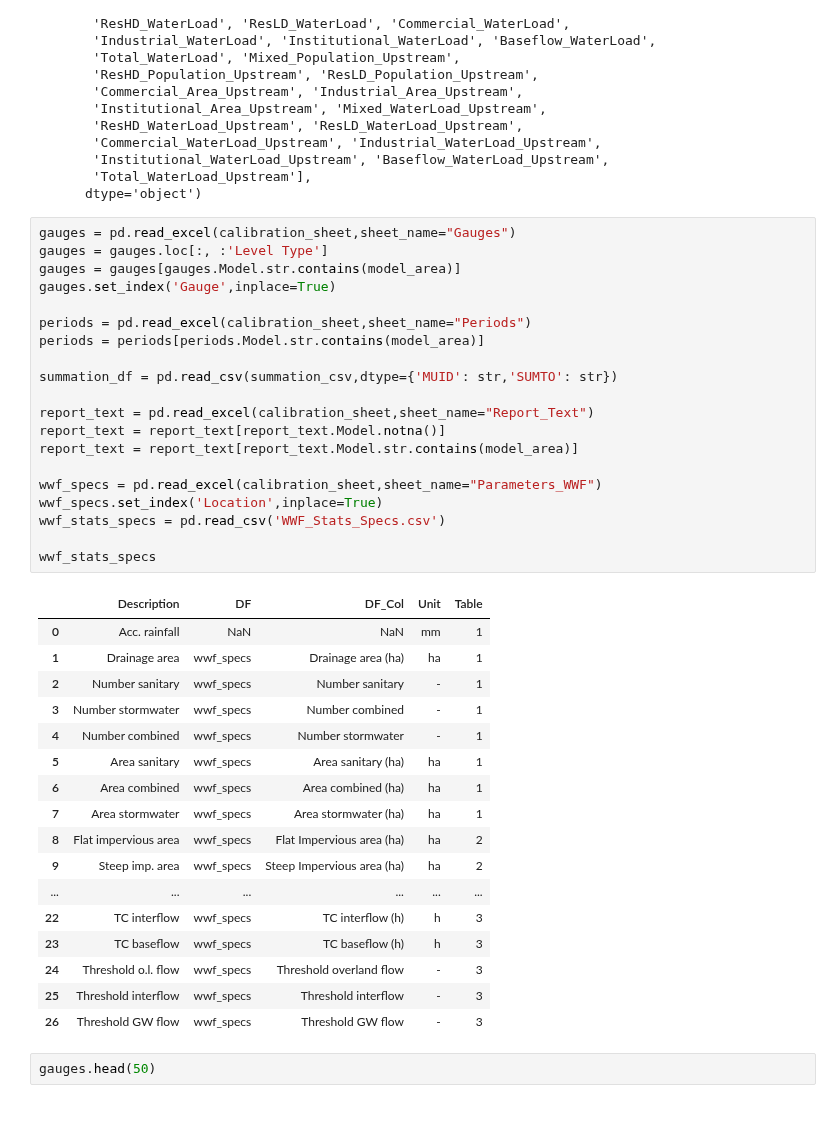
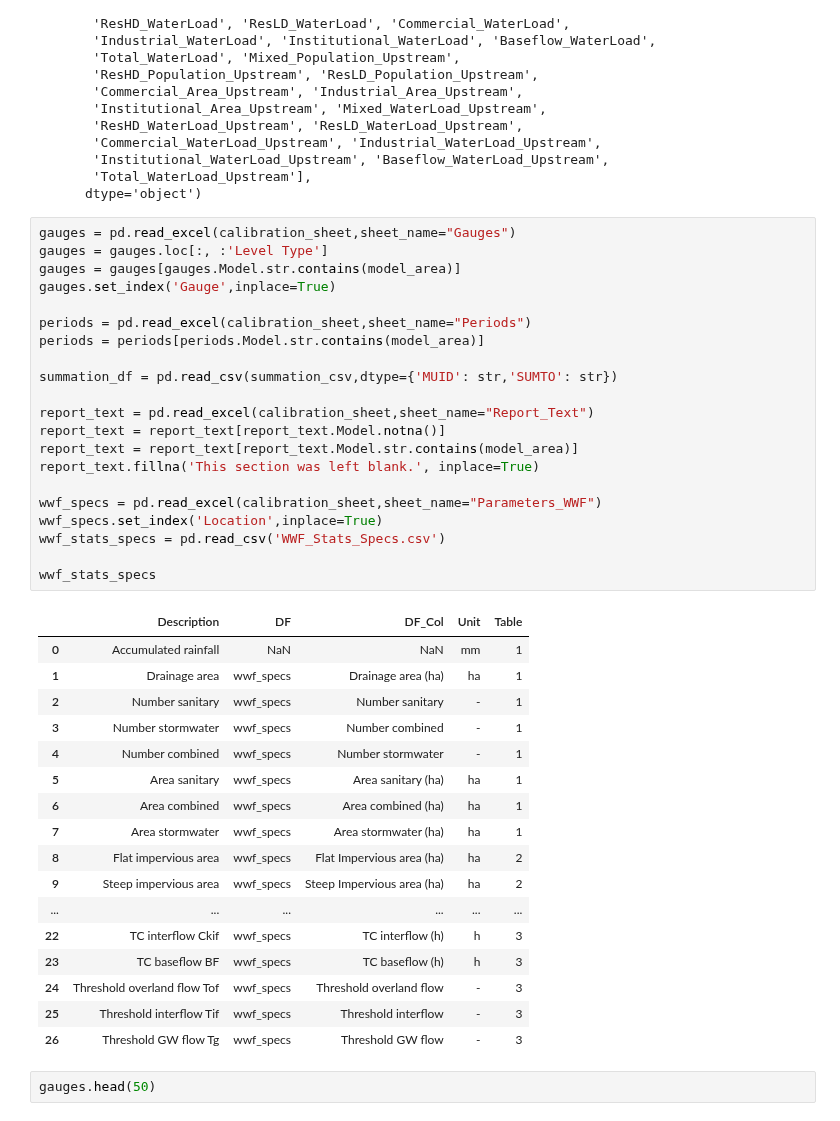
Before and after one commit to henriklocke/Calibration, a Jupyter notebook: Calibration.ipynb, the cells around one changed output. Cells and saved outputs as stored; diff of their text form.

```diff
--- a/Calibration.ipynb
+++ b/Calibration.ipynb
@@ -145,26 +145,27 @@ Index(['Mixed_Rate', 'ResHD_Rate', 'ResLD_Rate', 'Commercial_Rate',
 # %%
 gauges = pd.read_excel(calibration_sheet,sheet_name="Gauges")
 gauges = gauges.loc[:, :'Level Type']
 gauges = gauges[gauges.Model.str.contains(model_area)]
 gauges.set_index('Gauge',inplace=True)
 
 periods = pd.read_excel(calibration_sheet,sheet_name="Periods")
 periods = periods[periods.Model.str.contains(model_area)]
 
 summation_df = pd.read_csv(summation_csv,dtype={'MUID': str,'SUMTO': str})
 
 report_text = pd.read_excel(calibration_sheet,sheet_name="Report_Text")
 report_text = report_text[report_text.Model.notna()]
 report_text = report_text[report_text.Model.str.contains(model_area)]
+report_text.fillna('This section was left blank.', inplace=True)
 
 wwf_specs = pd.read_excel(calibration_sheet,sheet_name="Parameters_WWF")
 wwf_specs.set_index('Location',inplace=True)
 wwf_stats_specs = pd.read_csv('WWF_Stats_Specs.csv')
 
 wwf_stats_specs
 # %% [output]
 |  | Description | DF | DF_Col | Unit | Table |
-| 0 | Acc. rainfall | NaN | NaN | mm | 1 |
+| 0 | Accumulated rainfall | NaN | NaN | mm | 1 |
 | 1 | Drainage area | wwf_specs | Drainage area (ha) | ha | 1 |
 | 2 | Number sanitary | wwf_specs | Number sanitary | - | 1 |
 | 3 | Number stormwater | wwf_specs | Number combined | - | 1 |
@@ -173,13 +174,13 @@ wwf_stats_specs
 | 6 | Area combined | wwf_specs | Area combined (ha) | ha | 1 |
 | 7 | Area stormwater | wwf_specs | Area stormwater (ha) | ha | 1 |
 | 8 | Flat impervious area | wwf_specs | Flat Impervious area (ha) | ha | 2 |
-| 9 | Steep imp. area | wwf_specs | Steep Impervious area (ha) | ha | 2 |
+| 9 | Steep impervious area | wwf_specs | Steep Impervious area (ha) | ha | 2 |
 | ... | ... | ... | ... | ... | ... |
-| 22 | TC interflow | wwf_specs | TC interflow (h) | h | 3 |
-| 23 | TC baseflow | wwf_specs | TC baseflow (h) | h | 3 |
-| 24 | Threshold o.l. flow | wwf_specs | Threshold overland flow | - | 3 |
-| 25 | Threshold interflow | wwf_specs | Threshold interflow | - | 3 |
-| 26 | Threshold GW flow | wwf_specs | Threshold GW flow | - | 3 |
+| 22 | TC interflow Ckif | wwf_specs | TC interflow (h) | h | 3 |
+| 23 | TC baseflow BF | wwf_specs | TC baseflow (h) | h | 3 |
+| 24 | Threshold overland flow Tof | wwf_specs | Threshold overland flow | - | 3 |
+| 25 | Threshold interflow Tif | wwf_specs | Threshold interflow | - | 3 |
+| 26 | Threshold GW flow Tg | wwf_specs | Threshold GW flow | - | 3 |
 # %%
 gauges.head(50)
 # %% [output]
```
Also changed, not shown: parts of 23 cells of this notebook.
